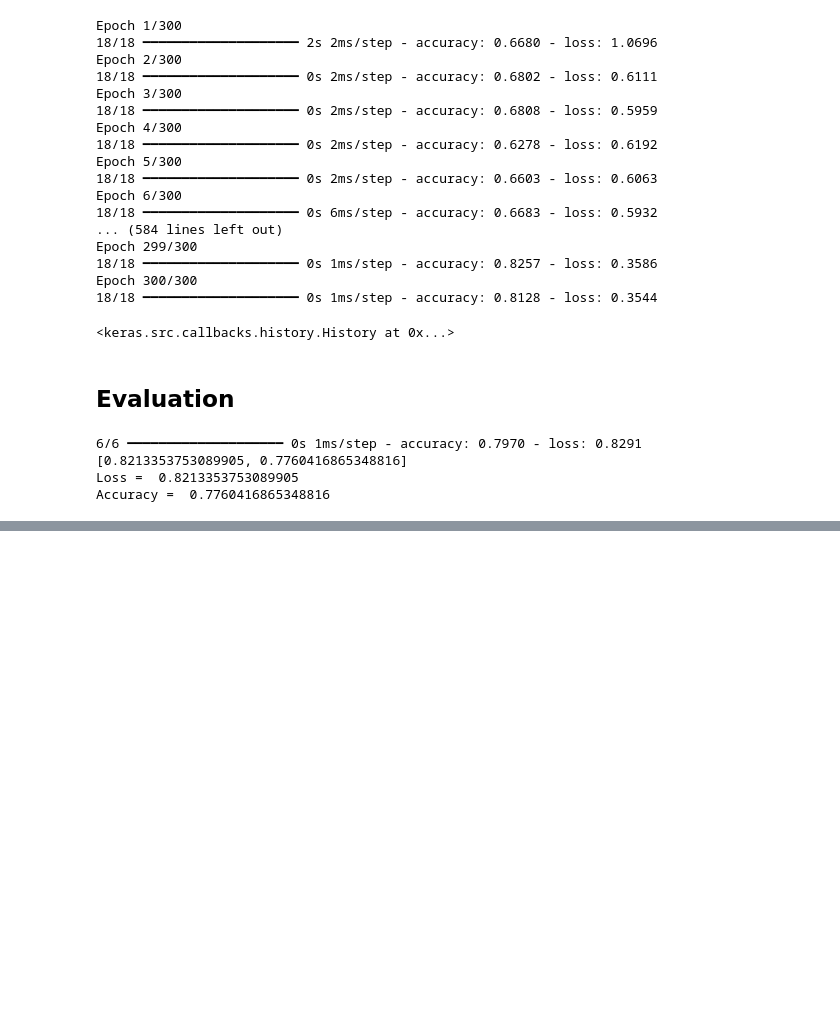
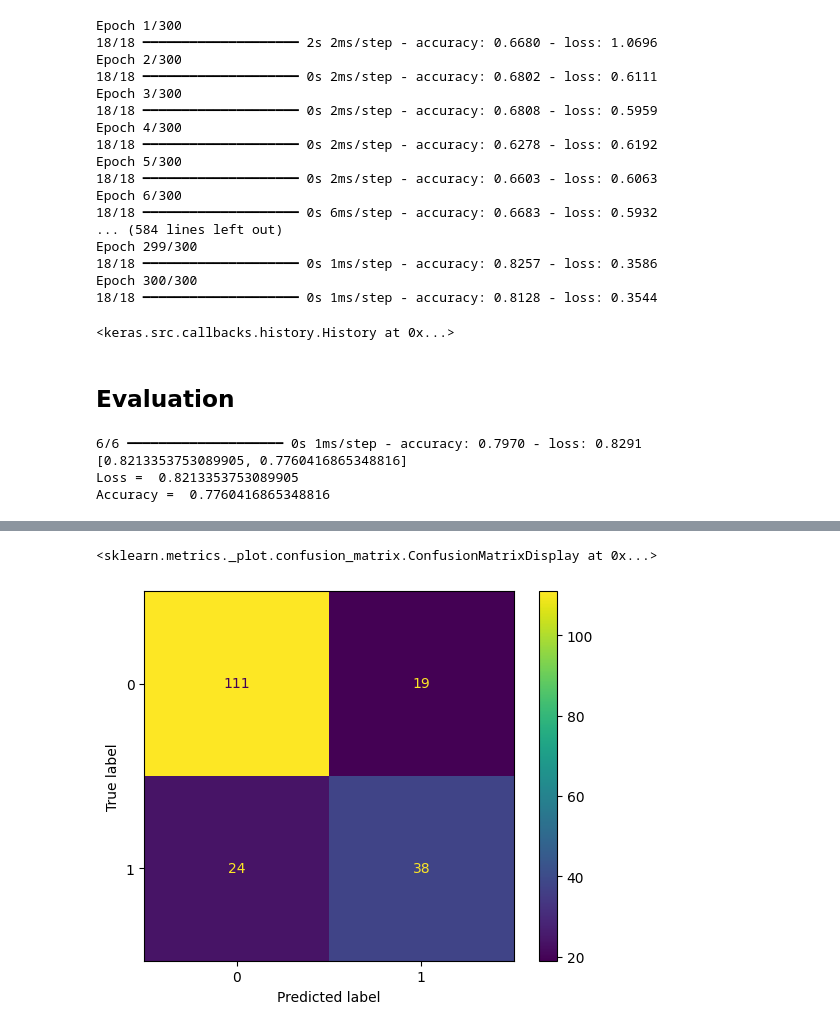
Before and after one commit to ShamalLakshan/ML-Stuff, a Jupyter notebook: female-diabetes-prediction/neural-network-approach.ipynb, the cells around one changed output, grey strips where cells are left out. Cells and saved outputs as stored; diff of their text form; code cells hidden in the pictures; blank space fills up the shorter version.

Commit message:
NN prediction

```diff
--- a/female-diabetes-prediction/neural-network-approach.ipynb
+++ b/female-diabetes-prediction/neural-network-approach.ipynb
@@ -116,0 +119,2 @@ Accuracy =  0.7760416865348816
+# %%
+predicted = model.predict(x_test)
@@ -116,0 +123,10 @@ Accuracy =  0.7760416865348816
+# %%
+predicted = tf.squeeze(predicted)
+predicted = np.array([1 if x >= 0.5 else 0 for x in predicted])
+actual = np.array(y_test)
+conf_mat = confusion_matrix(actual, predicted)
+displ = ConfusionMatrixDisplay(confusion_matrix=conf_mat)
+displ.plot()
+# %% [output]
+<sklearn.metrics._plot.confusion_matrix.ConfusionMatrixDisplay at 0x...>
+[figure, added]
```
Also changed, not shown: parts of 2 cells of this notebook.
